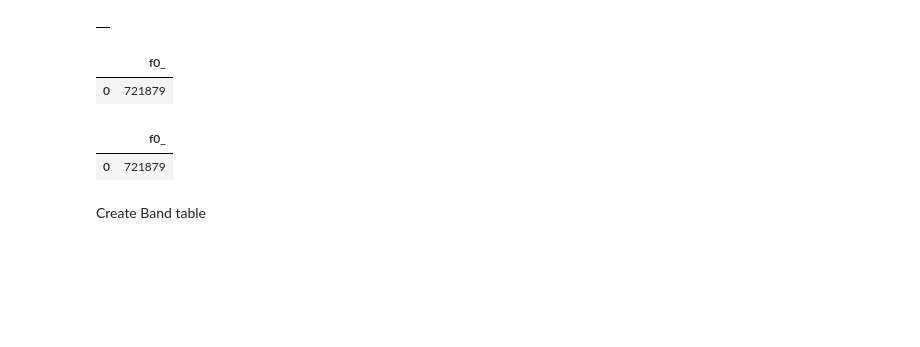
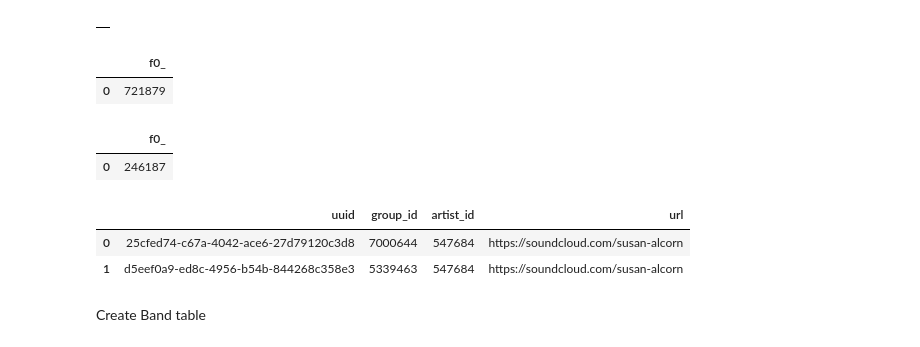
Before and after one commit to eiler-s/musicDatabase, a Jupyter notebook: discogs_modeled.ipynb, the cells around one changed output. Cells and saved outputs as stored; diff of their text form; code cells hidden in the pictures; blank space fills up the shorter version.

Commit message:
Final version of modeled

```diff
--- a/discogs_modeled.ipynb
+++ b/discogs_modeled.ipynb
@@ -136,10 +136,18 @@ select count(*) from discogs_modeled.Artist_URL
 | 0 | 721879 |
 # %%
 %%bigquery
-select count(distinct uuid) from discogs_modeled.Artist_URL
+select count(distinct url) from discogs_modeled.Artist_URL
 # %% [output]
 |  | f0_ |
-| 0 | 721879 |
+| 0 | 246187 |
+# %%
+%%bigquery
+# fucking around
+select * from discogs_modeled.Artist_URL where url = "https://soundcloud.com/susan-alcorn"
+# %% [output]
+|  | uuid | group_id | artist_id | url |
+| 0 | 25cfed74-c67a-4042-ace6-27d79120c3d8 | 7000644 | 547684 | https://soundcloud.com/susan-alcorn |
+| 1 | d5eef0a9-ed8c-4956-b54b-844268c358e3 | 5339463 | 547684 | https://soundcloud.com/susan-alcorn |
 # %% [markdown]
 Create Band table
 # %%
```
Also changed, not shown: parts of 28 cells of this notebook.
